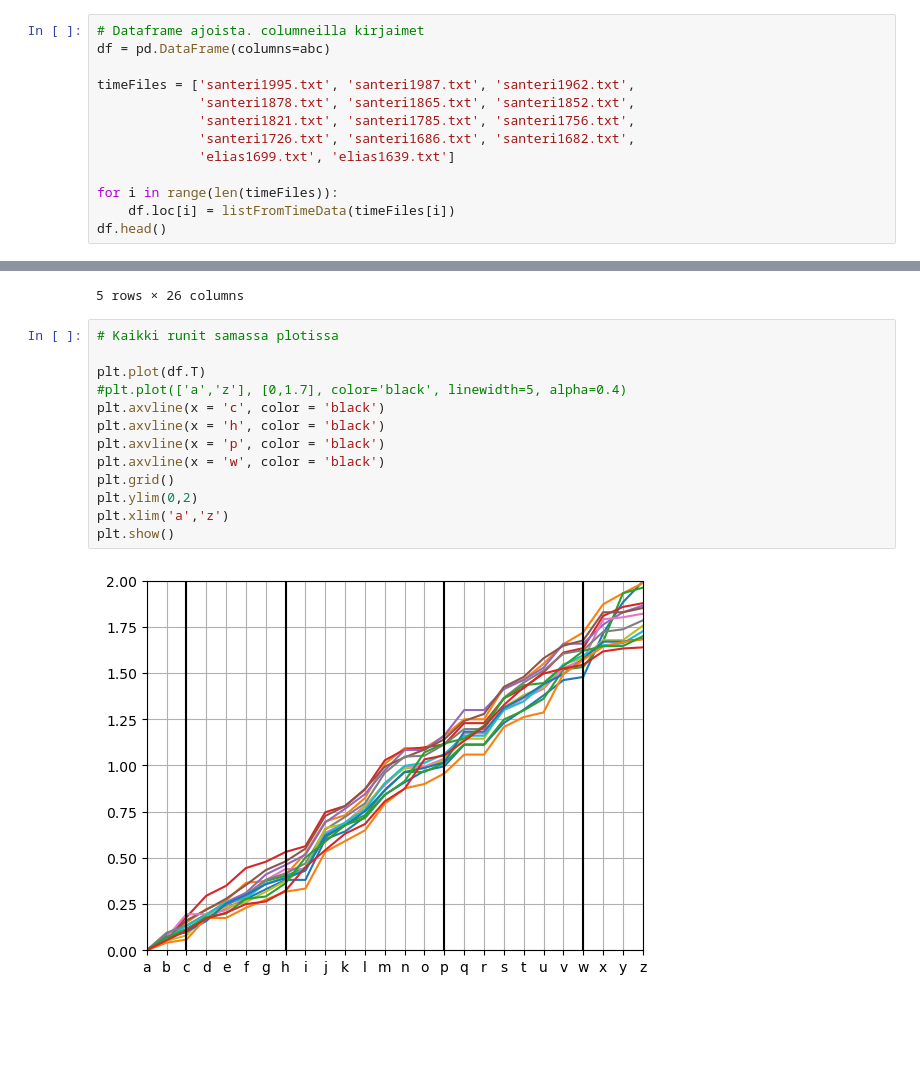
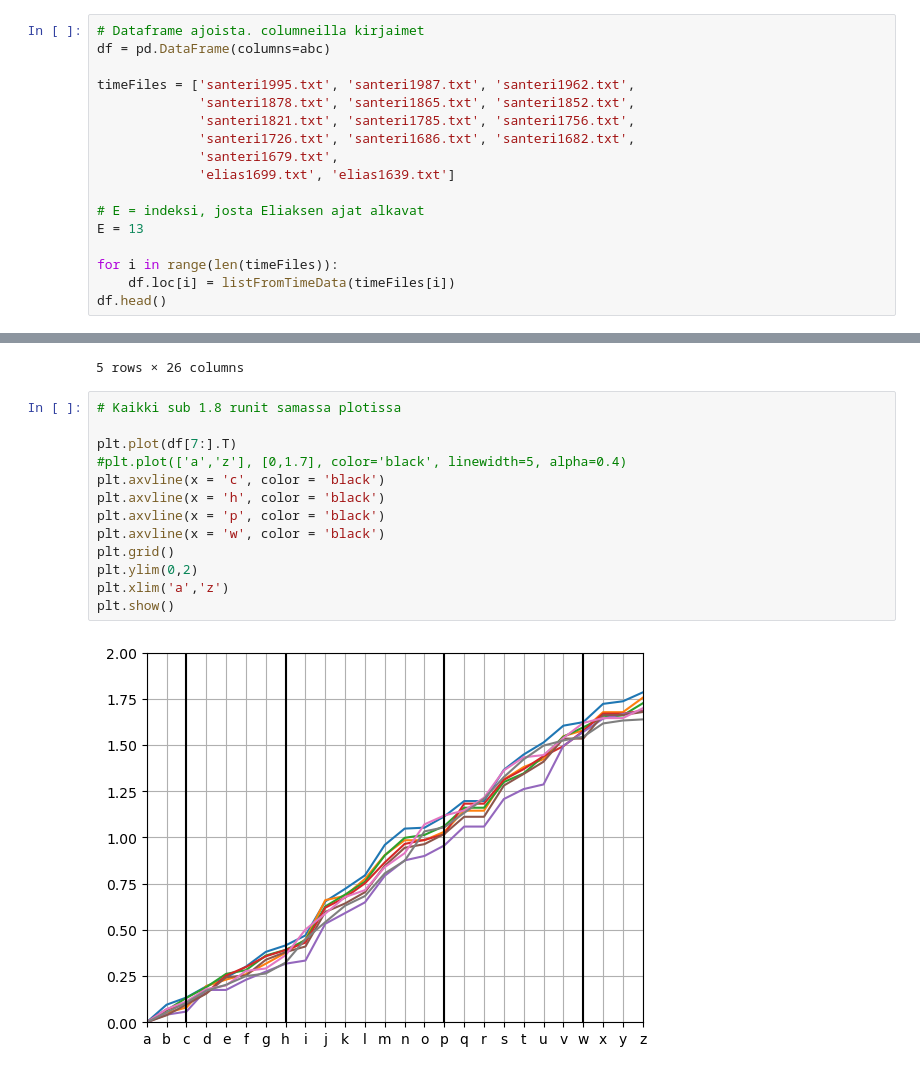
Before and after one commit to sansalv/abc-analyysi, a Jupyter notebook: abc_analyysi.ipynb, the cells around one changed output, grey strips where cells are left out. Cells and saved outputs as stored; diff of their text form; blank space fills up the shorter version.

Commit message:
Lisätty Santerin pb ja päivitetty .ipynb tiedosto

```diff
--- a/abc_analyysi.ipynb
+++ b/abc_analyysi.ipynb
@@ -27,7 +27,11 @@ timeFiles = ['santeri1995.txt', 'santeri1987.txt', 'santeri1962.txt',
              'santeri1878.txt', 'santeri1865.txt', 'santeri1852.txt',
              'santeri1821.txt', 'santeri1785.txt', 'santeri1756.txt',
              'santeri1726.txt', 'santeri1686.txt', 'santeri1682.txt',
+             'santeri1679.txt',
              'elias1699.txt', 'elias1639.txt']
+
+# E = indeksi, josta Eliaksen ajat alkavat
+E = 13
 
 for i in range(len(timeFiles)):
     df.loc[i] = listFromTimeData(timeFiles[i])
@@ -41,18 +45,18 @@ df.head()
 | 4 | 0.0 | 0.089 | 0.132 | 0.194 | 0.260 | 0.311 | 0.410 | 0.462 | 0.517 | 0.692 | ... | ... |
 5 rows × 26 columns
 # %%
-# Kaikki runit samassa plotissa
+# Kaikki sub 1.8 runit samassa plotissa
 
-plt.plot(df.T)
+plt.plot(df[7:].T)
 #plt.plot(['a','z'], [0,1.7], color='black', linewidth=5, alpha=0.4)
 plt.axvline(x = 'c', color = 'black')
 plt.axvline(x = 'h', color = 'black')
 plt.axvline(x = 'p', color = 'black')
 plt.axvline(x = 'w', color = 'black')
 plt.grid()
 plt.ylim(0,2)
 plt.xlim('a','z')
 plt.show()
 # %% [output]
-[figure, old version]
+[figure, new version]
 # %%
```
Also changed, not shown: parts of 5 cells of this notebook, 1 other file.
